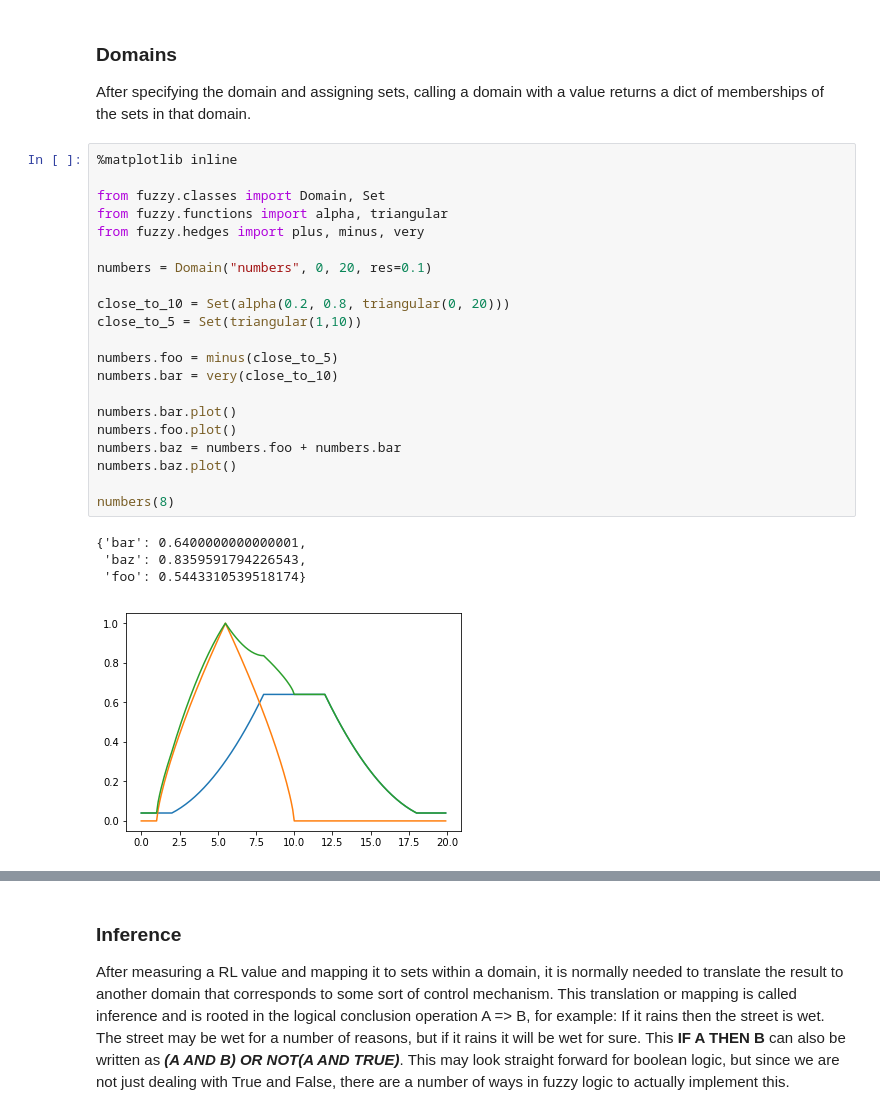
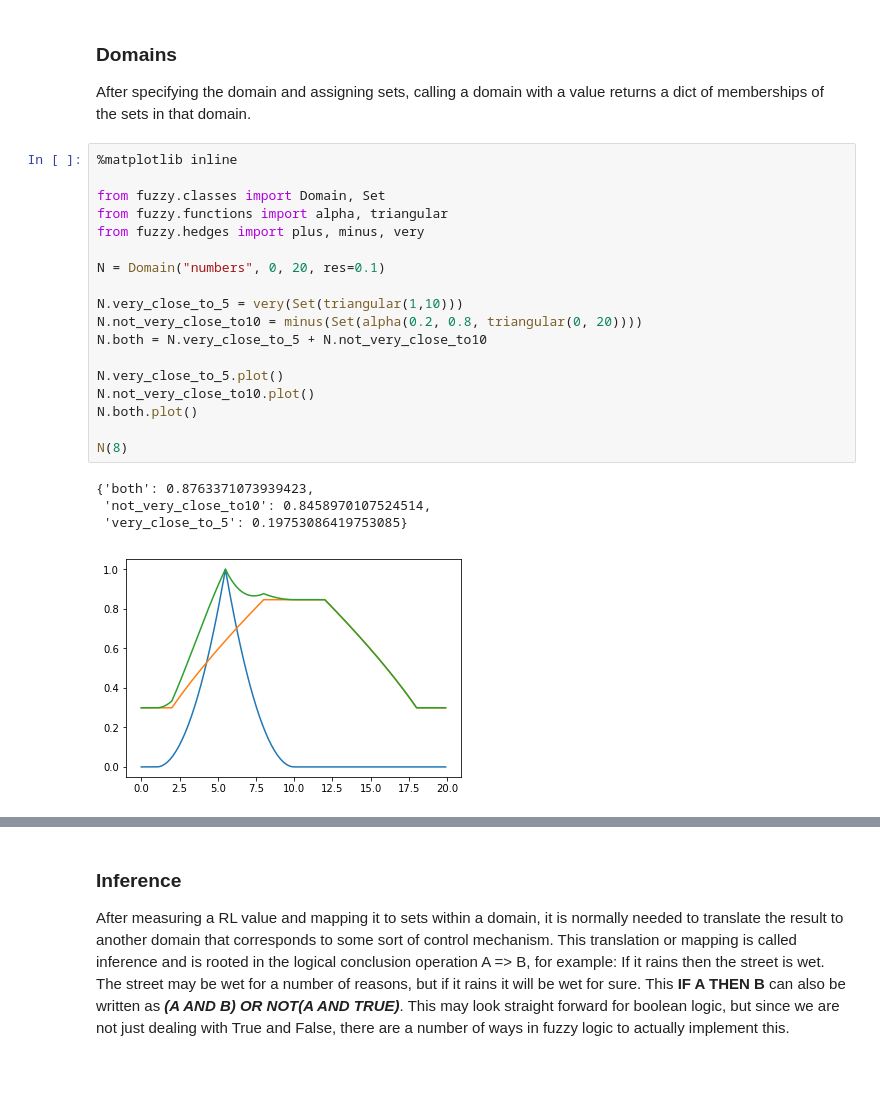
Before and after one commit to Python-Fuzzylogic/fuzzylogic, a Jupyter notebook: Showcase.ipynb, the cells around one changed output, grey strips where cells are left out. Cells and saved outputs as stored; diff of their text form; blank space fills up the shorter version.

```diff
--- a/Showcase.ipynb
+++ b/Showcase.ipynb
@@ -32,26 +51,23 @@ After specifying the domain and assigning sets, calling a domain with a value re
 # %%
 %matplotlib inline
 
 from fuzzy.classes import Domain, Set
 from fuzzy.functions import alpha, triangular
 from fuzzy.hedges import plus, minus, very
 
-numbers = Domain("numbers", 0, 20, res=0.1)
+N = Domain("numbers", 0, 20, res=0.1)
 
-close_to_10 = Set(alpha(0.2, 0.8, triangular(0, 20)))
-close_to_5 = Set(triangular(1,10))
+N.very_close_to_5 = very(Set(triangular(1,10)))
+N.not_very_close_to10 = minus(Set(alpha(0.2, 0.8, triangular(0, 20))))
+N.both = N.very_close_to_5 + N.not_very_close_to10
 
-numbers.foo = minus(close_to_5)
-numbers.bar = very(close_to_10)
+N.very_close_to_5.plot()
+N.not_very_close_to10.plot()
+N.both.plot()
 
-numbers.bar.plot()
-numbers.foo.plot()
-numbers.baz = numbers.foo + numbers.bar
-numbers.baz.plot()
-
-numbers(8)
+N(8)
 # %% [output]
-{'bar': 0.6400000000000001,
- 'baz': 0.8359591794226543,
- 'foo': 0.5443310539518174}
+{'both': 0.8763371073939423,
+ 'not_very_close_to10': 0.8458970107524514,
+ 'very_close_to_5': 0.19753086419753085}
-[figure, old version]
+[figure, new version]
```
Also changed, not shown: parts of 4 cells of this notebook, 1 other file.
